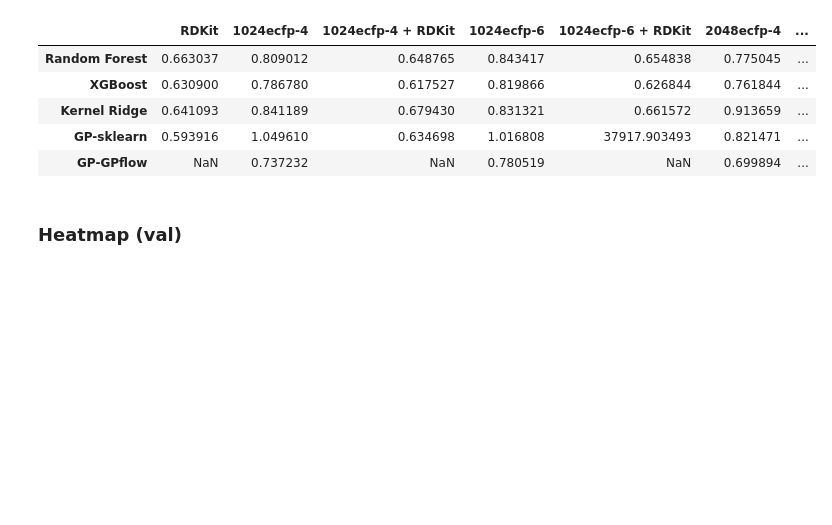
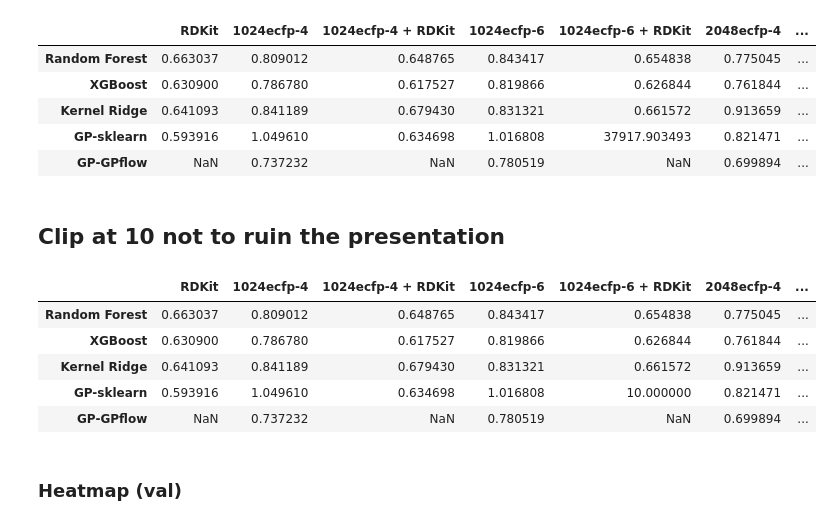
Before and after one commit to GeorgeBatch/moleculenet, a Jupyter notebook: notebooks/prepare_extended_grid_search_results.ipynb, the cells around one changed output. Drawn from its saved outputs; the diff is of its cells as text; code cells hidden in the pictures; blank space fills up the shorter version.

```diff
--- a/notebooks/prepare_extended_grid_search_results.ipynb
+++ b/notebooks/prepare_extended_grid_search_results.ipynb
@@ -378,6 +379,18 @@ df
 | Kernel Ridge | 0.641093 | 0.841189 | 0.679430 | 0.831321 | 0.661572 | 0.913659 | ... |
 | GP-sklearn | 0.593916 | 1.049610 | 0.634698 | 1.016808 | 37917.903493 | 0.821471 | ... |
 | GP-GPflow | NaN | 0.737232 | NaN | 0.780519 | NaN | 0.699894 | ... |
+# %% [markdown]
+## Clip at 10 not to ruin the presentation
+# %%
+df = df.clip(upper=10)
+df
+# %% [output]
+|  | RDKit | 1024ecfp-4 | 1024ecfp-4 + RDKit | 1024ecfp-6 | 1024ecfp-6 + RDKit | 2048ecfp-4 | ... |
+| Random Forest | 0.663037 | 0.809012 | 0.648765 | 0.843417 | 0.654838 | 0.775045 | ... |
+| XGBoost | 0.630900 | 0.786780 | 0.617527 | 0.819866 | 0.626844 | 0.761844 | ... |
+| Kernel Ridge | 0.641093 | 0.841189 | 0.679430 | 0.831321 | 0.661572 | 0.913659 | ... |
+| GP-sklearn | 0.593916 | 1.049610 | 0.634698 | 1.016808 | 10.000000 | 0.821471 | ... |
+| GP-GPflow | NaN | 0.737232 | NaN | 0.780519 | NaN | 0.699894 | ... |
 # %%
 df.to_csv(f'../tables/{dataset}_{smile_type}_{grid_search_type}_{cf}_combined_val_{metric}_model_x_featureset_heatmap_df.csv', index=True)
 # %% [markdown]
```
Also changed, not shown: parts of 10 cells of this notebook, 1 other file.
